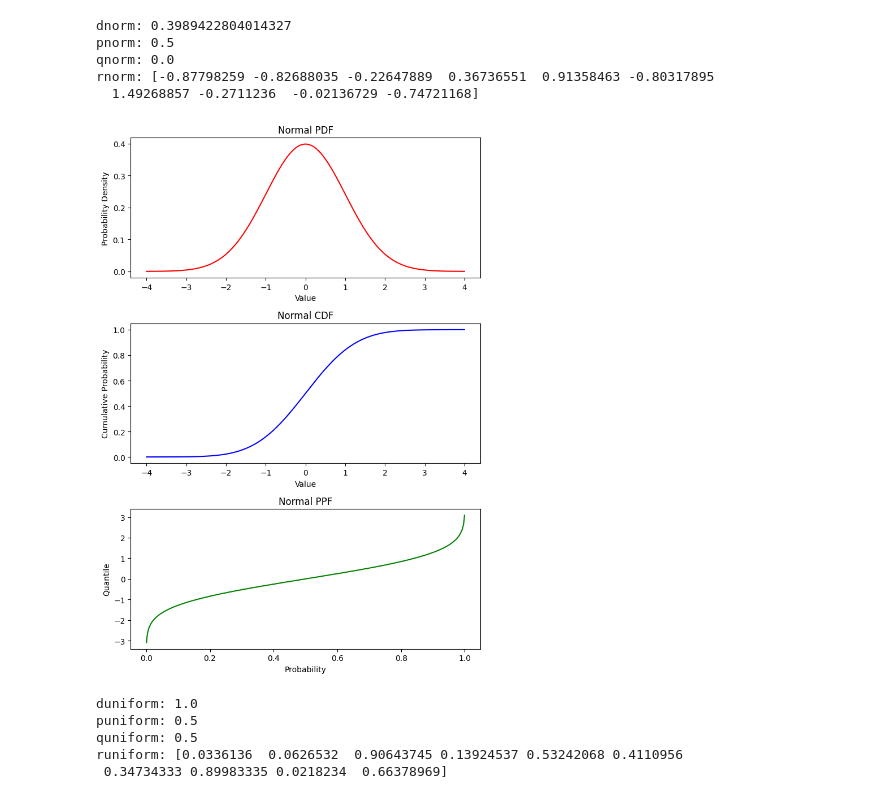
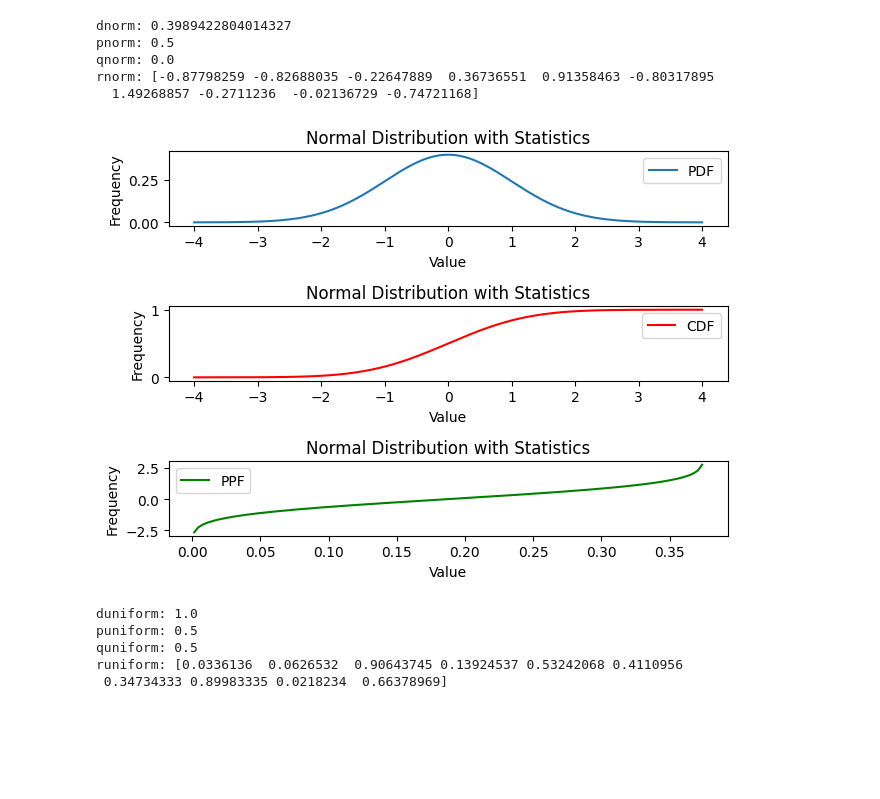
Before and after one commit to JulianSanchez1/probability-distribution-exercises-project-with-python.Julian.S, a Jupyter notebook: notebook/problems.ipynb, the cells around one changed output. Cells and saved outputs as stored; diff of their text form; code cells hidden in the pictures; blank space fills up the shorter version.

```diff
--- a/notebook/problems.ipynb
+++ b/notebook/problems.ipynb
@@ -117,50 +117,42 @@ qnorm: 0.0
 rnorm: [-0.87798259 -0.82688035 -0.22647889  0.36736551  0.91358463 -0.80317895
   1.49268857 -0.2711236  -0.02136729 -0.74721168]
 # %%
-import numpy as np
 import matplotlib.pyplot as plt
-from scipy.stats import norm
+
+mean = 0
+std =1
+x_values = np.linspace(-4,4,1000)
+c_values = np.linspace(-1.5,1.5,1000)
+
+pdf_values = dnorm(x_values,mean,std)
+cdf_values = pnorm(x_values,mean, std)
+ppf_values = qnorm(x_values, mean, std)
+
+plt.subplot(3,1,1)
+plt.plot(x_values,pdf_values, label="PDF")
+plt.title('Normal Distribution with Statistics')
+plt.xlabel('Value')
+plt.ylabel('Frequency')
+plt.legend()
+plt.subplot(3,1,2)
+plt.plot(x_values,cdf_values,"r-", label= "CDF")
+plt.title('Normal Distribution with Statistics')
+plt.xlabel('Value')
+plt.ylabel('Frequency')
+plt.legend()
+plt.subplot(3,1,3)
+plt.plot(c_values,ppf_values,"g-", label= "PPF")
+plt.title('Normal Distribution with Statistics')
+plt.xlabel('Value')
+plt.ylabel('Frequency')
+plt.legend()
+
+# Add titles and labels
 
 
-def plot_normal(mean=0, std=1, n_samples=1000):
-
-    data = norm.rvs(loc=mean, scale=std, size=n_samples)
-
-    x = np.linspace(mean - 4*std, mean + 4*std, 1000)
-    pdf = norm.pdf(x, loc=mean, scale=std)
-    cdf = norm.cdf(x, loc=mean, scale=std)
-
-
-    p = np.linspace(0, 1, n_samples)
-    ppf = norm.ppf(p, loc=mean, scale=std)
-
-    fig, axis = plt.subplots(3, 1, figsize=(7, 10))
-
-    axis[0].plot(x, pdf, 'r-')
-    axis[0].set_title('Normal PDF')
-    axis[0].set_xlabel('Value')
-    axis[0].set_ylabel('Probability Density')
-
-    axis[1].plot(x, cdf, 'b-')
-    axis[1].set_title('Normal CDF')
-    axis[1].set_xlabel('Value')
-    axis[1].set_ylabel('Cumulative Probability')
-
-
-    axis[2].plot(p, ppf, 'g-')
-    axis[2].set_title('Normal PPF')
-    axis[2].set_xlabel('Probability')
-    axis[2].set_ylabel('Quantile')
-
-
-    plt.tight_layout()
-
-    plt.show()
-
-
-plot_normal(mean=0, std=1)
+plt.tight_layout()
 # %% [output]
-[figure, old version]
+[figure, new version]
 # %%
 from scipy.stats import uniform
 
```
Also changed, not shown: parts of 1 cell of this notebook.
